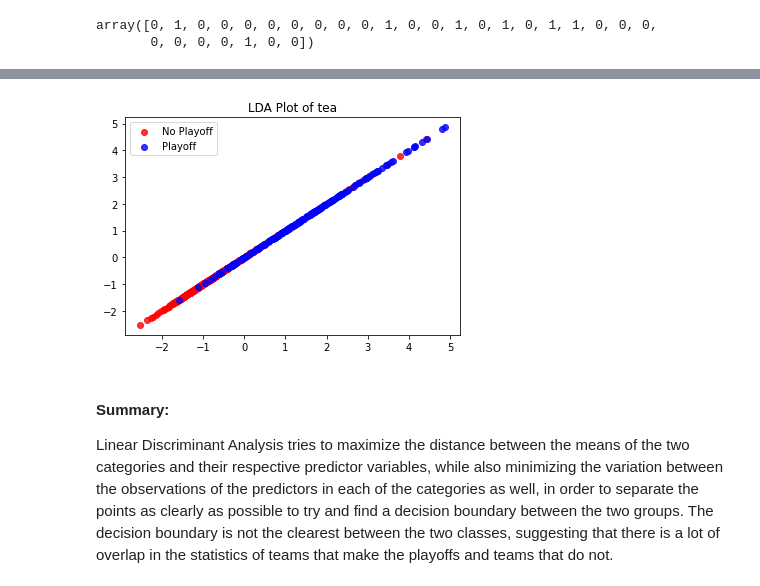
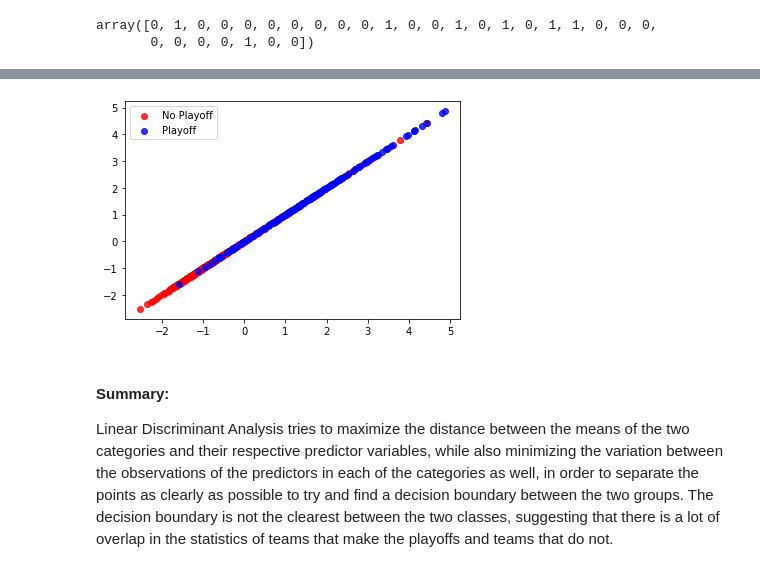
Before and after one commit to the-data-science-union/DSU-S2022-MLB, a Jupyter notebook: Code and Work/Pitching/Standard Pitching/Anish - Baseball ML Models.ipynb, the cells around one changed output, grey strips where cells are left out. Cells and saved outputs as stored; diff of their text form; code cells hidden in the pictures.

```diff
--- a/Code and Work/Pitching/Standard Pitching/Anish - Baseball ML Models.ipynb
+++ b/Code and Work/Pitching/Standard Pitching/Anish - Baseball ML Models.ipynb
@@ -332,10 +310,0 @@ LGR = LogisticRegression(max_iter = 10000)
-# %%
-for i in range(iterations):
-    x_Train, x_Test, y_Train, y_Test = train_test_split(x_train, y_train, test_size=0.25)
-    LGR.fit(x_Train, y_Train)
-
-    preds = LGR.predict(x_Test)
-    lgr_scores.append(metrics.accuracy_score(preds, y_Test))
-    preds_2022 = LGR.predict(test1)
-    playoff_teams = test.Tm[preds_2022 == 1]
-    playoff_counter.update(list(playoff_teams))
@@ -514,16 +458,3 @@ preds_playoff_Status
 # %% [output]
 array([0, 1, 0, 0, 0, 0, 0, 0, 0, 0, 1, 0, 0, 1, 0, 1, 0, 1, 1, 0, 0, 0,
        0, 0, 0, 0, 1, 0, 0])
-# %%
-lda_Counter = Counter()
-lda_scores = []
-iterations = 10000
-for i in range(iterations):
-    x_Train, x_Test, y_Train, y_Test = train_test_split(X_train, y_train, test_size=0.25)
-    lda.fit(x_Train, y_Train)
-
-    preds = lda.predict(x_Test)
-    lda_scores.append(metrics.accuracy_score(preds, y_Test))
-    preds_2022 = lda.predict(test1)
-    playoff_teams = test.Tm[preds_2022 == 1]
-    lda_Counter.update(list(playoff_teams))
@@ -560,10 +460,0 @@ dtype: float64
-# %%
-plt.style.use('fivethirtyeight')
-plt.figure(figsize = (12, 8))
-plt.bar(range(len(playoff_trials1)), playoff_trials1, **kwargs_bar)
-plt.title(f'Proportion of Iterations Linear Discriminant Analysis Predicted Playoff Yes from {iterations} Iterations')
-plt.xlabel('Accuracy Scores')
-plt.ylabel('Proportion of Iterations With Playoff Yes')
-plt.xticks(range(len(playoff_trials1)), playoff_trials1.index.map(MLB_abr_map))
-plt.yticks(np.arange(0, 1.1, step = 0.1))
-plt.show()
@@ -572,10 +460,0 @@ plt.show()
-# %%
-lda_scores = pd.Series(lda_scores)
-
-plt.style.use('fivethirtyeight')
-plt.figure(figsize = (12, 6))
-hist = plt.hist(lda_scores, density = True, **kwargs_hist)
-lda_scores.plot(**kwargs_kde)
-plt.title(f'Linear Discriminant Analysis Accuracy Scores from {iterations} Iterations')
-plt.xlabel('Accuracy Scores')
-plt.show()
@@ -596,25 +484,24 @@ dtype: float64
 # %%
 #LDA plot
 plt.figure()
 colors = ['red','blue']
 lw = 2
 
 model = LinearDiscriminantAnalysis()
 data_plot = model.fit(X_train, y_train).transform(X_train)
 
 target_names = ['No Playoff', 'Playoff']
 
 for color, i, target_name in zip(colors, [0, 1], target_names):
     plt.scatter(data_plot[y_train == i, 0], data_plot[y_train == i, 0], alpha=.8, color=color,
                 label=target_name)
 
-plt.title("LDA Plot of Playoff Chances")
 plt.legend(loc='best', shadow=False, scatterpoints=1)
 
 #display LDA plot
 plt.show()
 # %% [output]
-[figure, old version]
+[figure, new version]
 # %% [markdown]
 #### Summary:
 Linear Discriminant Analysis tries to maximize the distance between the means of the two categories and their respective predictor variables, while also minimizing the variation between the observations of the predictors in each of the categories as well, in order to separate the points as clearly as possible to try and find a decision boundary between the two groups. The decision boundary is not the clearest between the two classes, suggesting that there is a lot of overlap in the statistics of teams that make the playoffs and teams that do not.
```
Also changed, not shown: parts of 39 cells of this notebook, 13 other files.
